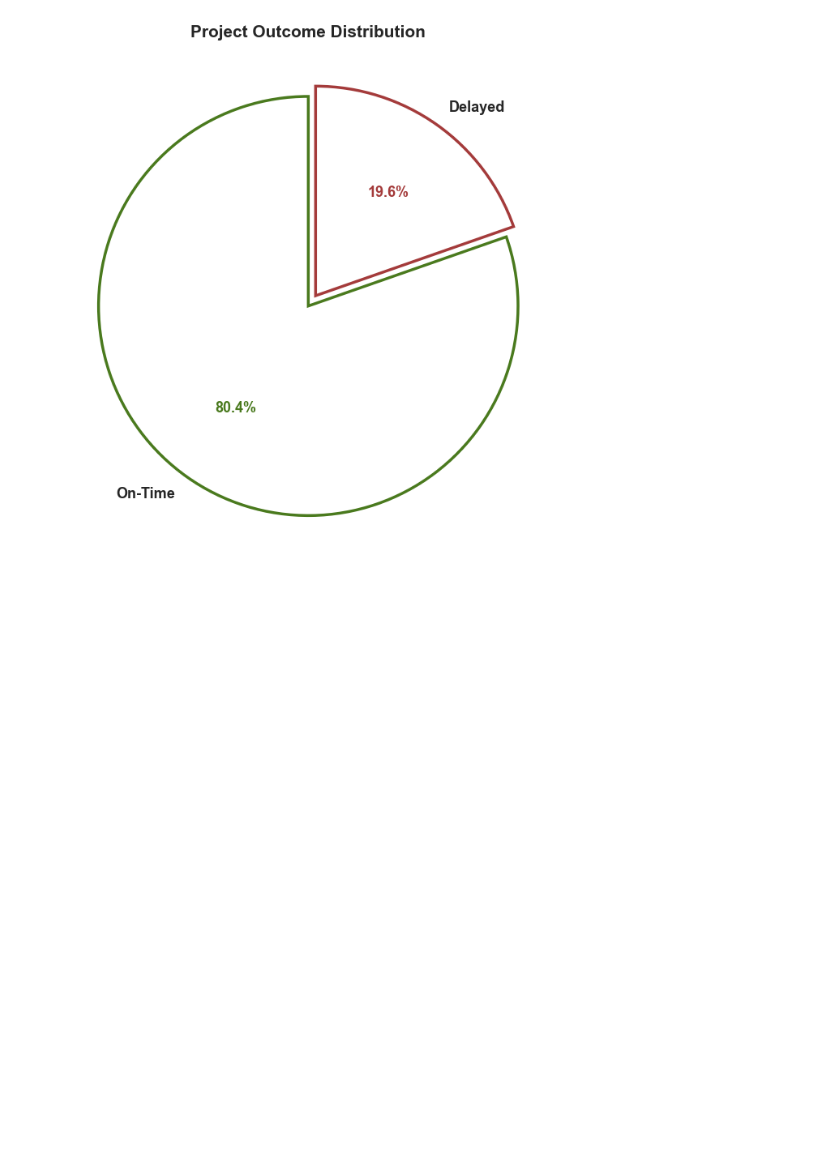
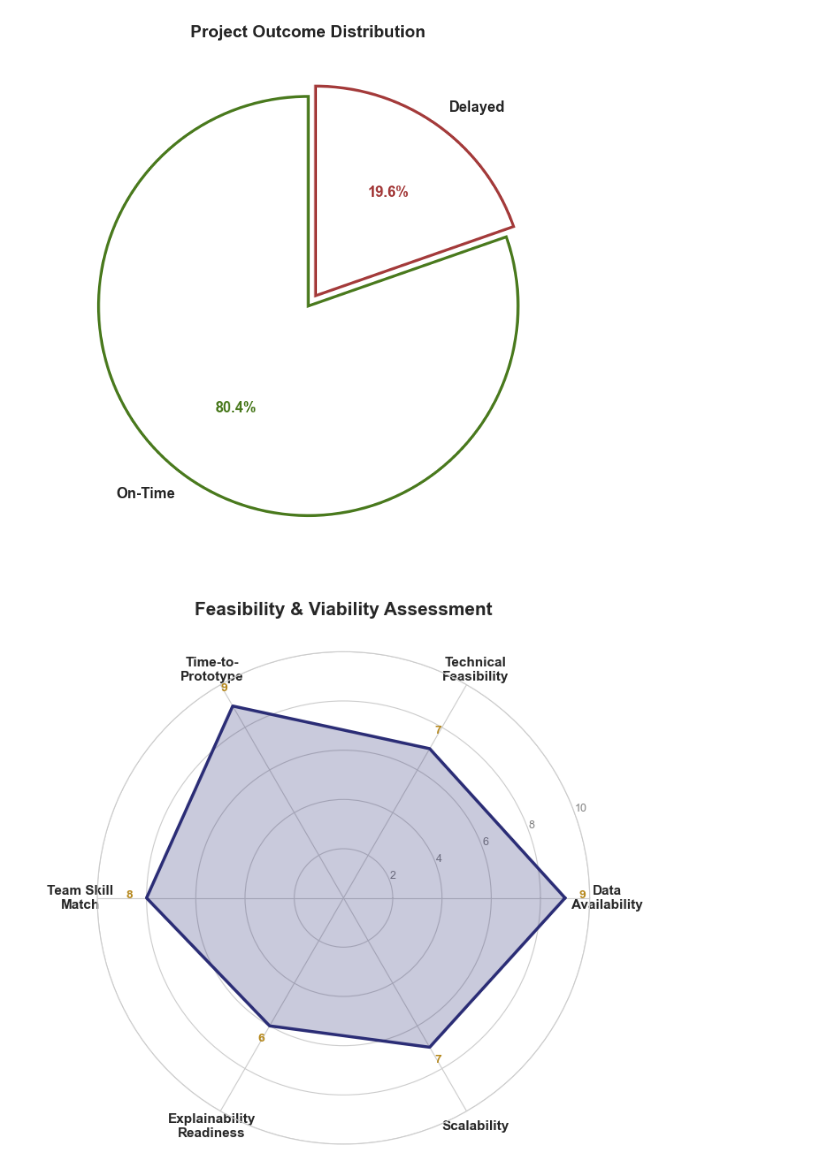
Before and after one commit to Butkii025/BhuNirvighna-Ai, a Jupyter notebook: notebook.ipynb, the cells around one changed output. Drawn from its saved outputs; the diff is of its cells as text; code cells hidden in the pictures; blank space fills up the shorter version.

```diff
--- a/notebook.ipynb
+++ b/notebook.ipynb
@@ -279,3 +279,48 @@ plt.savefig("visuals/07_delay_pie_chart_outline.png", dpi=200, transparent=True)
 plt.show()
 # %% [output]
 [figure]
+# %%
+# Feasibility & Viability Radar Chart
+
+import numpy as np
+
+# Feasibility dimensions — matches your proposal's Feasibility Scorecard
+categories = ['Data\nAvailability', 'Technical\nFeasibility', 'Time-to-\nPrototype',
+              'Team Skill\nMatch', 'Explainability\nReadiness', 'Scalability']
+scores = [9, 7, 9, 8, 6, 7]  # out of 10
+
+N = len(categories)
+
+angles = np.linspace(0, 2*np.pi, N, endpoint=False).tolist()
+scores_plot = scores + scores[:1]
+angles_plot = angles + angles[:1]
+
+fig, ax = plt.subplots(figsize=(7,7), subplot_kw=dict(polar=True))
+
+ax.plot(angles_plot, scores_plot, color='#2b2d76', linewidth=2.5)
+ax.fill(angles_plot, scores_plot, color='#2b2d76', alpha=0.25)
+
+
+
+ax.set_xticks(angles)
+ax.set_xticklabels(categories, fontsize=11, fontweight='bold')
+ax.set_ylim(0, 10)
+ax.set_yticks([2,4,6,8,10])
+ax.set_yticklabels(['2','4','6','8','10'], fontsize=9, color='gray')
+ax.set_rlabel_position(20)
+
+
+
+# Mark each point with its score
+for angle, score in zip(angles, scores):
+    ax.annotate(str(score), xy=(angle, score), xytext=(angle, score+0.7),
+                fontsize=10, fontweight='bold', color='#b5871a', ha='center')
+
+plt.title('Feasibility & Viability Assessment', fontsize=15, fontweight='bold', pad=30)
+plt.tight_layout()
+
+
+plt.savefig("visuals/08_feasibility_radar.png", dpi=200, transparent=True)
+plt.show()
+# %% [output]
+[figure, added]
```
Also changed, not shown: parts of 31 cells of this notebook, 11 other files.
